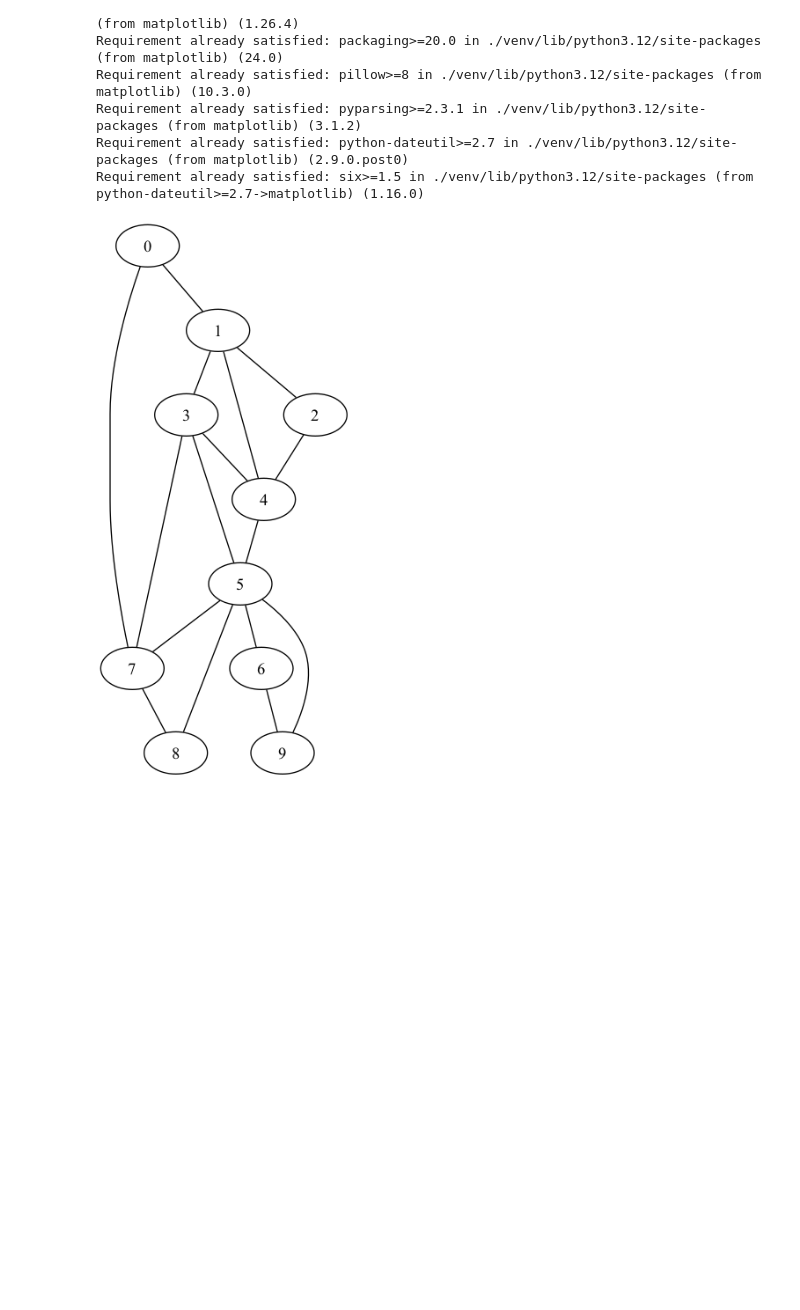
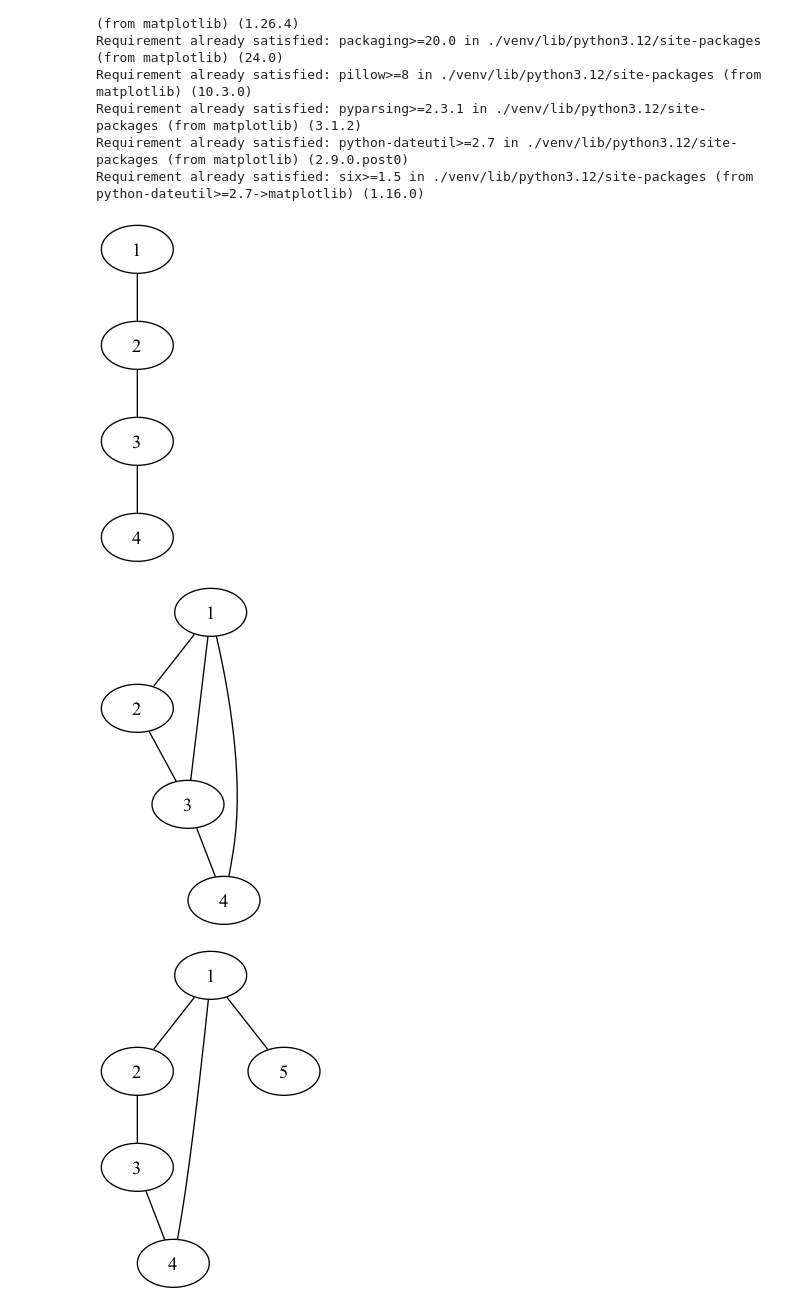
Before and after one commit to AstralJaeger-University/AMS4-UE01, a Jupyter notebook: notebook/aufgabe_08.ipynb, the cells around one changed output. Saved outputs shown, nothing was run; the diff lists cells and outputs as text; code cells hidden in the pictures; blank space fills up the shorter version.

```diff
--- a/notebook/aufgabe_08.ipynb
+++ b/notebook/aufgabe_08.ipynb
@@ -32,13 +32,27 @@ prefix = "aufgabe_07"
 # %%
-edges = {(0, 1), (0, 7), (1, 2), (1, 3), (1, 4), (2, 4), (3, 4), (3, 5), (3, 7), (4, 5), (5, 6), (5, 7), (5, 8), (5, 9), (6, 9), (7, 8)}
-nodes = set(range(0, 8))
-g = nx.Graph()
-g.add_nodes_from(nodes)
-g.add_edges_from(edges)
+# Graph a: Doesn't contain an Eulerian circuit or a Hamiltonian cycle
+a = nx.Graph()
+a.add_edges_from([(1, 2), (2, 3), (3, 4)])  # Simple line graph
 
-a = to_agraph(g)
-filename = f"assets/{prefix}_graph.png"
-a.draw(filename, format='png', prog='dot')
-display(Image(filename))
+# Graph b: Contains an Eulerian circuit but no Hamiltonian cycle
+b = nx.Graph()
+b.add_edges_from([(1, 2), (2, 3), (3, 4), (4, 1), (1, 3)])  # A graph with an Eulerian circuit but no Hamiltonian cycle
+
+# Graph c: Doesn't contain an Eulerian circuit but contains a Hamiltonian cycle
+c = nx.Graph()
+c.add_edges_from([(1, 2), (2, 3), (3, 4), (4, 1), (1, 5)])  # One odd degree vertex prevents an Eulerian circuit
+
+# Graph d: Contains both an Eulerian circuit and a Hamiltonian cycle
+d = nx.Graph()
+d.add_edges_from([(1, 2), (2, 3), (3, 4), (4, 1), (1, 3), (2, 4)])  # Complete graph with 4 nodes
+
+graphs = [a, b, c, d]
+for idx, graph in enumerate(graphs):
+    agraph = to_agraph(graph)
+    filename = f"assets/{prefix}_graph_{chr(ord('a') + idx)}.png"
+    agraph.draw(filename, format='png', prog='dot')
+    display(Image(filename))
 # %% [output]
-[figure, old version]
+[figure, new version]
+[figure, added]
+[figure, added]
```
Also changed, not shown: parts of 6 cells of this notebook, 15 other files.
